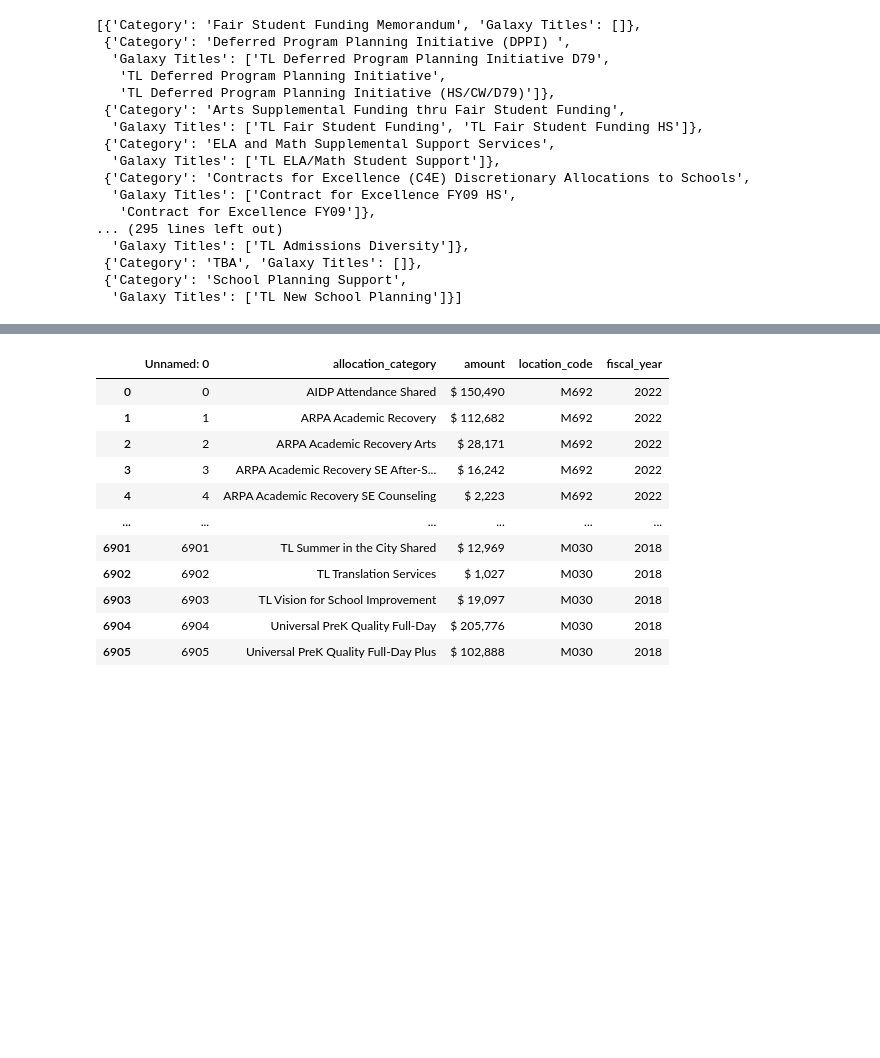
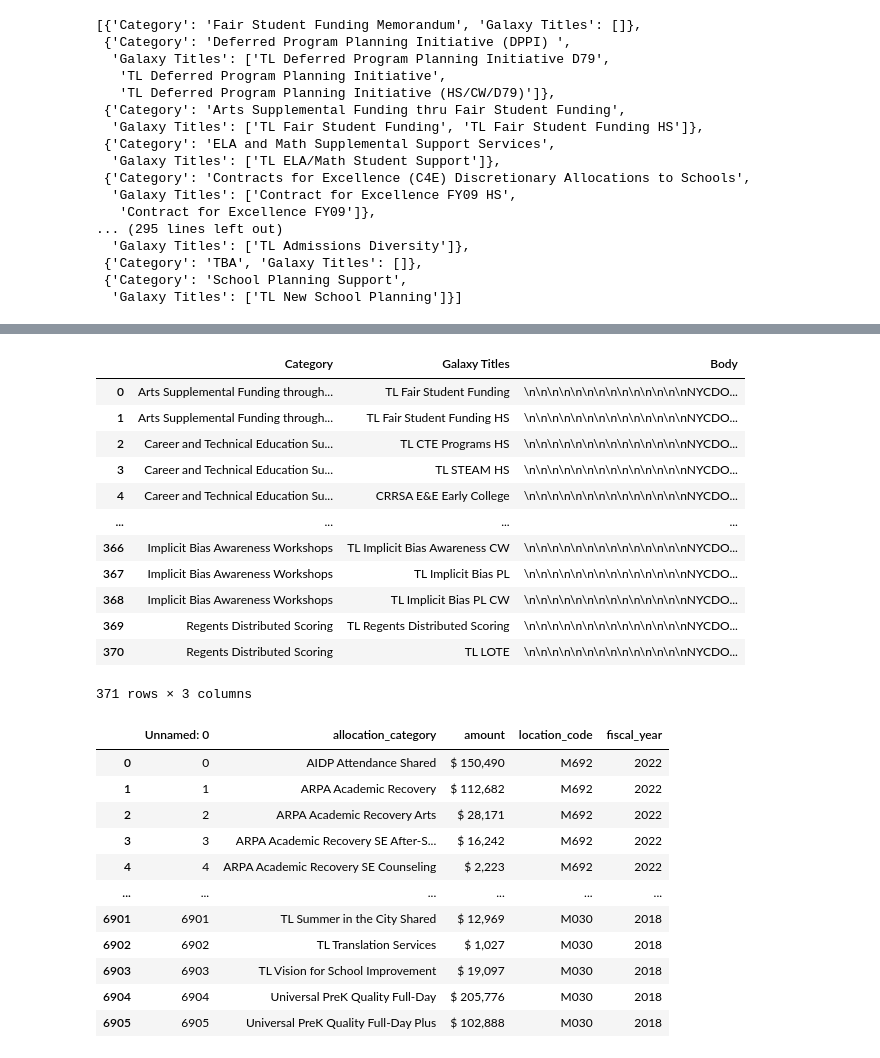
Before and after one commit to vaishalitalwar/School-Budget-and-Allocations, a Jupyter notebook: notebooks/AllocationCategoriesScraper.ipynb, the cells around one changed output, grey strips where cells are left out. Drawn from its saved outputs; the diff is of its cells as text; code cells hidden in the pictures; blank space fills up the shorter version.

```diff
--- a/notebooks/AllocationCategoriesScraper.ipynb
+++ b/notebooks/AllocationCategoriesScraper.ipynb
@@ -84,6 +84,7 @@ def getAllocationCategories(year, driver):
 
     #List of dictionaries with allocation titles and galaxy listing
     categories_list = []
+    sam_text = []
 
     #Add the galaxy listings for every allocation title
     for i, url in enumerate(urls):
@@ -148,5 +149,4 @@ allocationCategories2020
  {'Category': 'School Planning Support',
   'Galaxy Titles': ['TL New School Planning']}]
 # %%
-allocationCategories2022 = getAllocationCategories(2022, driver)
-allocationCategories2022
+allocationCategories2022, sams2022 = getAllocationCategories(2022, driver)
@@ -170,0 +173,28 @@ allocationCategories2022
+# %%
+expanded_data = []
+for item in allocationCategories2022:
+    for title in item['Galaxy Titles']:
+        expanded_row = {
+            'Category': item['Category'],
+            'Galaxy Titles': title,
+            'Body': item['Body']
+        }
+        expanded_data.append(expanded_row)
+
+# Convert the expanded_data list to a DataFrame
+df = pd.DataFrame(expanded_data)
+df
+# %% [output]
+|  | Category | Galaxy Titles | Body |
+| 0 | Arts Supplemental Funding through... | TL Fair Student Funding | \n\n\n\n\n\n\n\n\n\n\n\n\n\nNYCDO... |
+| 1 | Arts Supplemental Funding through... | TL Fair Student Funding HS | \n\n\n\n\n\n\n\n\n\n\n\n\n\nNYCDO... |
+| 2 | Career and Technical Education Su... | TL CTE Programs HS | \n\n\n\n\n\n\n\n\n\n\n\n\n\nNYCDO... |
+| 3 | Career and Technical Education Su... | TL STEAM HS | \n\n\n\n\n\n\n\n\n\n\n\n\n\nNYCDO... |
+| 4 | Career and Technical Education Su... | CRRSA E&E Early College | \n\n\n\n\n\n\n\n\n\n\n\n\n\nNYCDO... |
+| ... | ... | ... | ... |
+| 366 | Implicit Bias Awareness Workshops | TL Implicit Bias Awareness CW | \n\n\n\n\n\n\n\n\n\n\n\n\n\nNYCDO... |
+| 367 | Implicit Bias Awareness Workshops | TL Implicit Bias PL | \n\n\n\n\n\n\n\n\n\n\n\n\n\nNYCDO... |
+| 368 | Implicit Bias Awareness Workshops | TL Implicit Bias PL CW | \n\n\n\n\n\n\n\n\n\n\n\n\n\nNYCDO... |
+| 369 | Regents Distributed Scoring | TL Regents Distributed Scoring | \n\n\n\n\n\n\n\n\n\n\n\n\n\nNYCDO... |
+| 370 | Regents Distributed Scoring | TL LOTE | \n\n\n\n\n\n\n\n\n\n\n\n\n\nNYCDO... |
+371 rows × 3 columns
```
Also changed, not shown: parts of 3 cells of this notebook, 6 other files.
